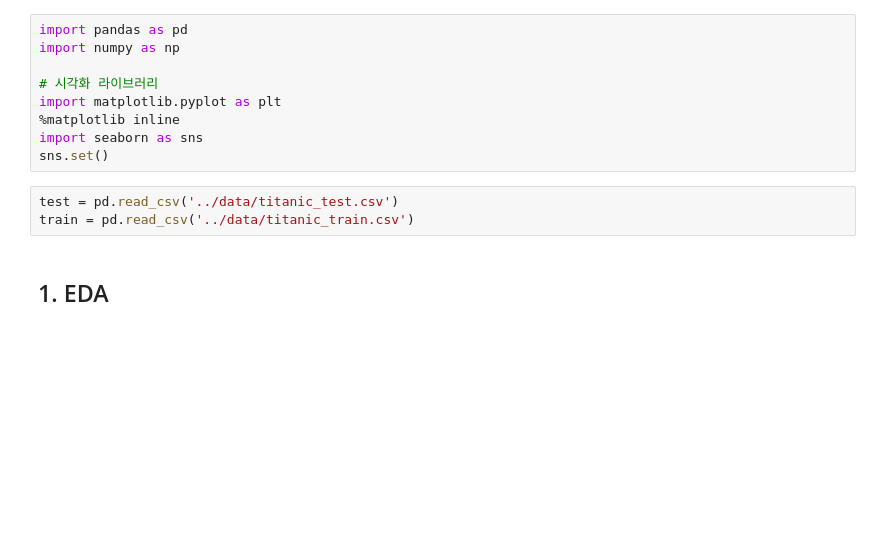
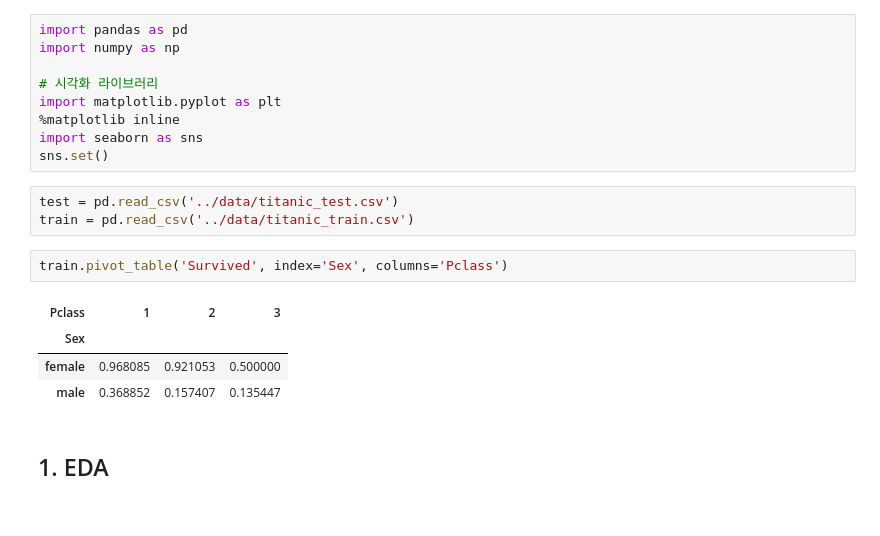
Before and after one commit to bill7845/jupyter_repo, a Jupyter notebook: jupyter_CODE/타이타닉 생존자 예측.ipynb, the cells around one changed output. Cells and saved outputs as stored; diff of their text form; blank space fills up the shorter version.

```diff
--- a/jupyter_CODE/타이타닉 생존자 예측.ipynb
+++ b/jupyter_CODE/타이타닉 생존자 예측.ipynb
@@ -10,6 +10,13 @@ sns.set()
 # %%
 test = pd.read_csv('../data/titanic_test.csv')
 train = pd.read_csv('../data/titanic_train.csv')
+# %%
+train.pivot_table('Survived', index='Sex', columns='Pclass')
+# %% [output]
+| Pclass | 1 | 2 | 3 |
+| Sex |  |  |  |
+| female | 0.968085 | 0.921053 | 0.500000 |
+| male | 0.368852 | 0.157407 | 0.135447 |
 # %% [markdown]
 ## 1. EDA
 
```
Also changed, not shown: 1 other file.
